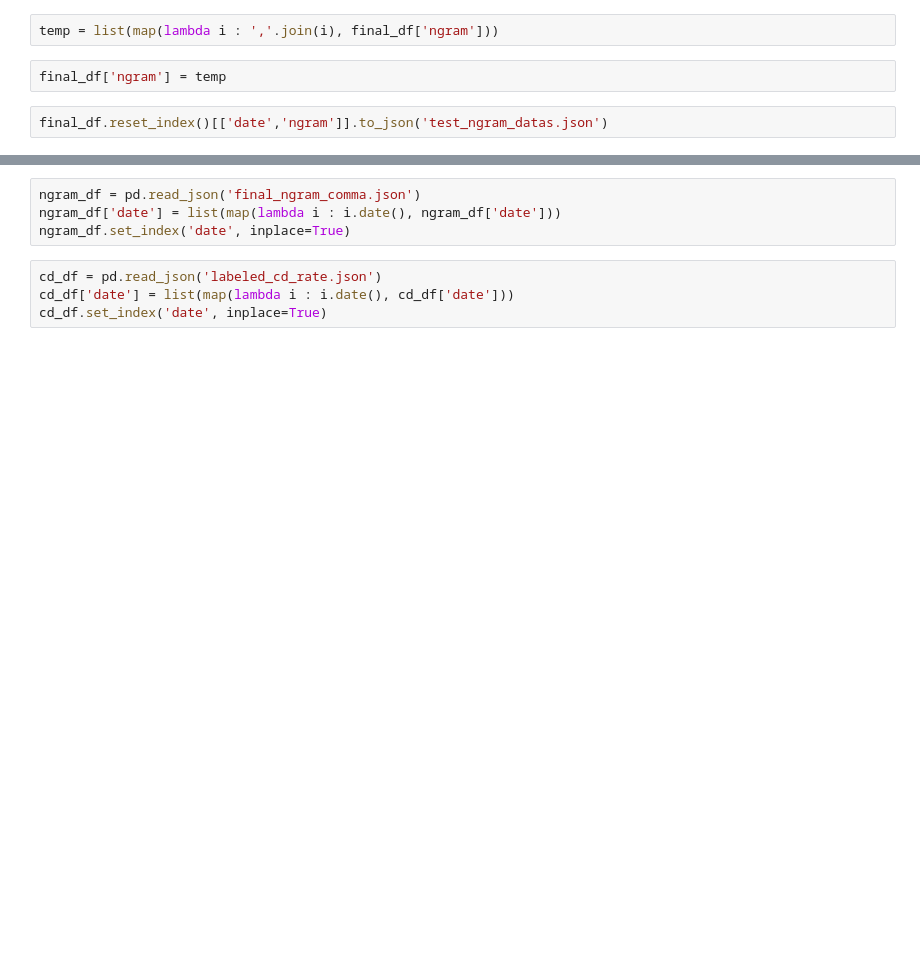
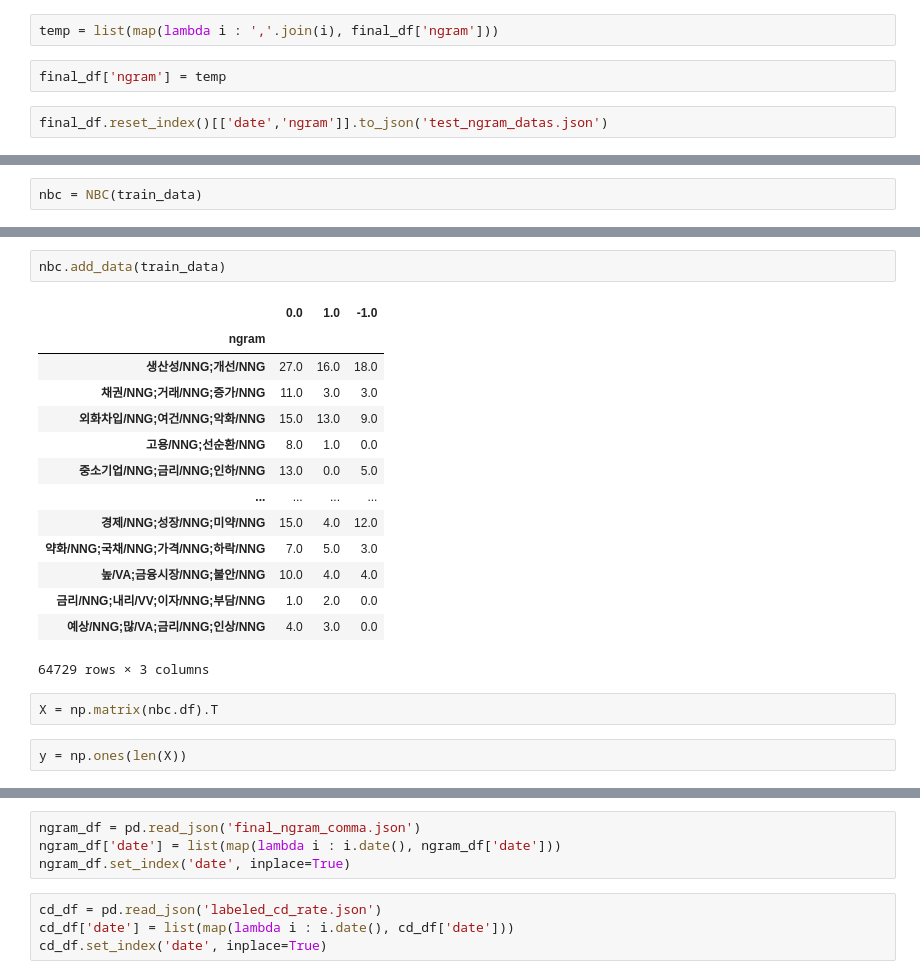
Before and after one commit to Dev-hottae/bok_project, a Jupyter notebook: a.ipynb, the cells around one changed output, grey strips where cells are left out. Saved outputs shown, nothing was run; the diff lists cells and outputs as text; blank space fills up the shorter version.

```diff
--- a/a.ipynb
+++ b/a.ipynb
@@ -455,0 +476,2 @@ final_df.reset_index()[['date','ngram']].to_json('test_ngram_datas.json')
+# %%
+nbc = NBC(train_data)
@@ -455,0 +494,21 @@ final_df.reset_index()[['date','ngram']].to_json('test_ngram_datas.json')
+# %%
+nbc.add_data(train_data)
+# %% [output]
+|  | 0.0 | 1.0 | -1.0 |
+| ngram |  |  |  |
+| 생산성/NNG;개선/NNG | 27.0 | 16.0 | 18.0 |
+| 채권/NNG;거래/NNG;증가/NNG | 11.0 | 3.0 | 3.0 |
+| 외화차입/NNG;여건/NNG;악화/NNG | 15.0 | 13.0 | 9.0 |
+| 고용/NNG;선순환/NNG | 8.0 | 1.0 | 0.0 |
+| 중소기업/NNG;금리/NNG;인하/NNG | 13.0 | 0.0 | 5.0 |
+| ... | ... | ... | ... |
+| 경제/NNG;성장/NNG;미약/NNG | 15.0 | 4.0 | 12.0 |
+| 약화/NNG;국채/NNG;가격/NNG;하락/NNG | 7.0 | 5.0 | 3.0 |
+| 높/VA;금융시장/NNG;불안/NNG | 10.0 | 4.0 | 4.0 |
+| 금리/NNG;내리/VV;이자/NNG;부담/NNG | 1.0 | 2.0 | 0.0 |
+| 예상/NNG;많/VA;금리/NNG;인상/NNG | 4.0 | 3.0 | 0.0 |
+64729 rows × 3 columns
+# %%
+X = np.matrix(nbc.df).T
+# %%
+y = np.ones(len(X))
```
Also changed, not shown: parts of 45 cells of this notebook, 1 other file.
